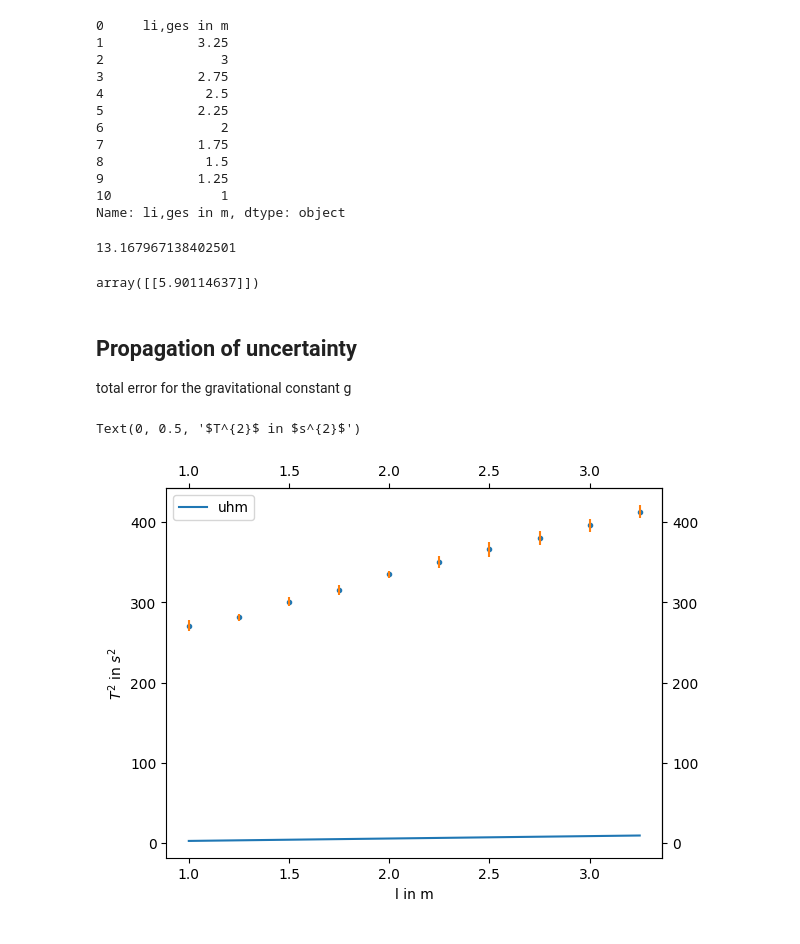
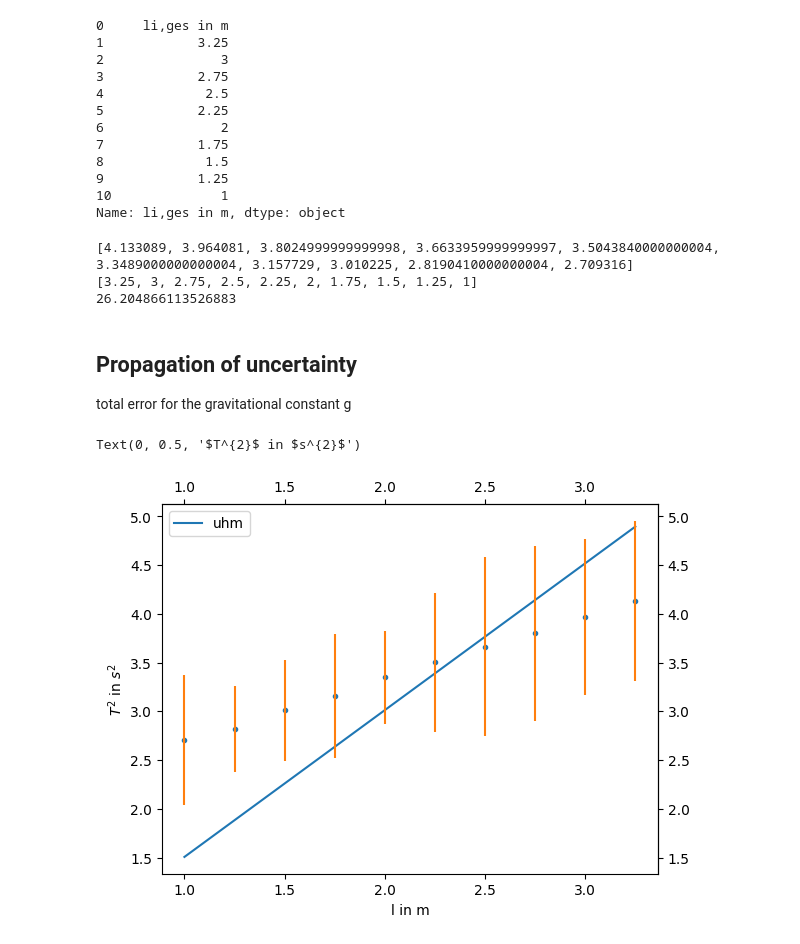
Before and after one commit to huyenanh-nguyen/MB14_Classical_mechanics, a Jupyter notebook: Pendulum/F3_Pendulum.ipynb, the cells around one changed output. Drawn from its saved outputs; the diff is of its cells as text; code cells hidden in the pictures.

Commit message:
curvefit fix

```diff
--- a/Pendulum/F3_Pendulum.ipynb
+++ b/Pendulum/F3_Pendulum.ipynb
@@ -102,30 +102,31 @@ Name: li,ges in m, dtype: object
 # %%
 # determing g
 
-def gravity(g, l):
+def gravity(l, g):
     """determing acceleration with this slope
 
     Args:
+        l (int): length of the pendulum -> x-value
         g (int): value that we want to find
-        l (int): length of the pendulum -> x-value
 
     Returns:
         int: returns y-Value of this function -> T^2
     """
-    return ((4 * (np.pi ** 2)) / g) * l
+    return ((4 * np.pi ** 2) / g) * l
 
 
 y = [results_df["Ti(mean)"][i]**2 for i in range(1,len(results_df["Ti(mean)"]))]  # y-Value for slope -> T^2 squared Period
 
 l = [results_df['li,ges in m'][i] for i in range(1,len(results_df['li,ges in m']))] # x-Value -> l : length of pendulum
-
+print(y)
+print(l)
 popt, pcov = curve_fit(gravity, l, y)   # -> popt value for g (Slope) and pcov ist the estimated approximate covariance of popt
+g = popt[0]
+print(g)
+# %% [output]
+[4.133089, 3.964081, 3.8024999999999998, 3.6633959999999997, 3.5043840000000004, 3.3489000000000004, 3.157729, 3.010225, 2.8190410000000004, 2.709316]
+[3.25, 3, 2.75, 2.5, 2.25, 2, 1.75, 1.5, 1.25, 1]
+26.204866113526883
-# %%
-print(popt[0]) # g = 9.81 m/s^2
-pcov
-# %% [output]
-13.167967138402501
-array([[5.90114637]])
 # %% [markdown]
 ## Propagation of uncertainty
 
@@ -139,16 +140,16 @@ y_stdev = [results_df["Ti(mean)"][i] * 2 * results_df["∆Ti,ges (mean)"][i] for
 # %%
 fig = plt.figure()
 ax = fig.add_subplot()
 
 plt.scatter(x = l, y = y, marker = ".")
-plt.plot(l, gravity(popt, l), label = 'uhm')
+plt.plot(l, gravity(l, popt), label = 'uhm')
 plt.errorbar(l ,y, xerr= None, yerr = y_stdev, linestyle =' ')
 
 ax.secondary_xaxis('top').tick_params(axis = 'x', direction = 'out')
 ax.secondary_yaxis('right').tick_params(axis = 'y', direction = 'out')
 plt.legend(loc = 'upper left')
 plt.xlabel("l in m")
 plt.ylabel("$T^{2}$ in $s^{2}$")
 # %% [output]
 Text(0, 0.5, '$T^{2}$ in $s^{2}$')
-[figure, old version]
+[figure, new version]
```
Also changed, not shown: parts of 1 cell of this notebook, 1 other file.
